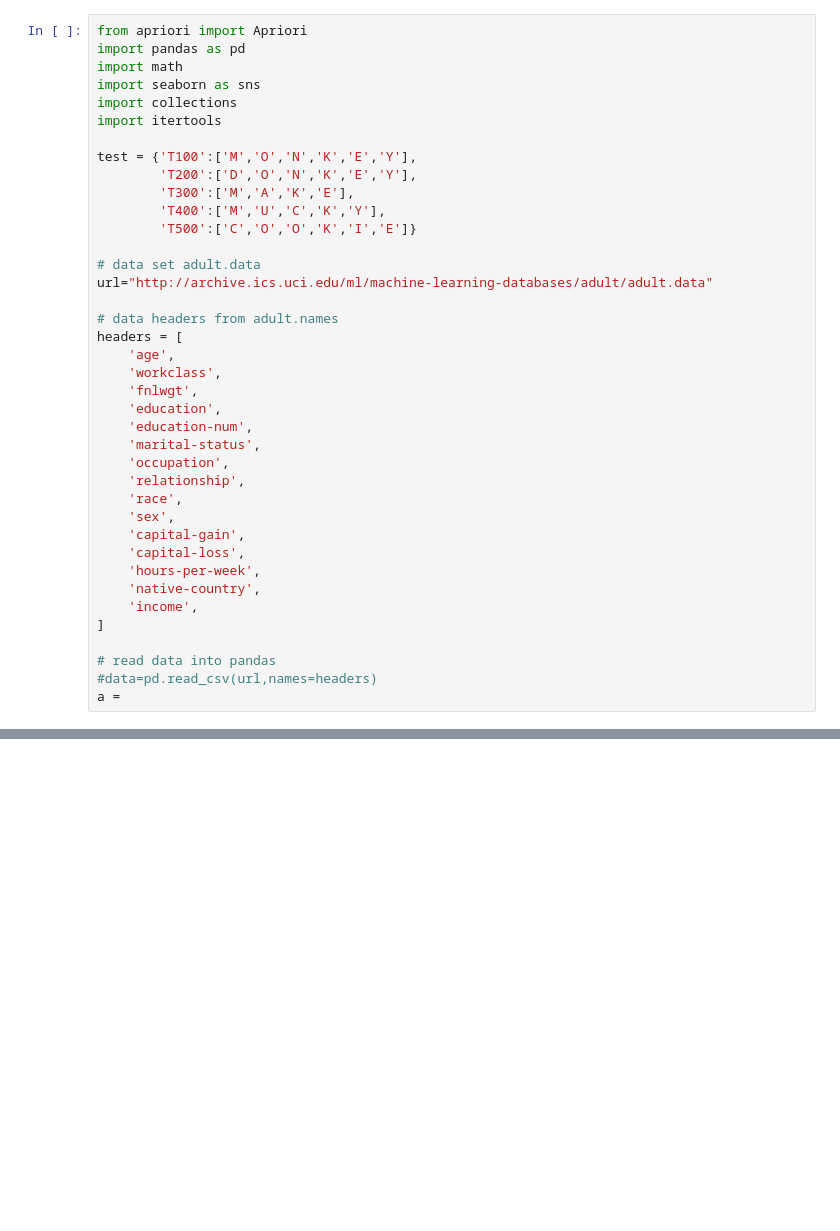
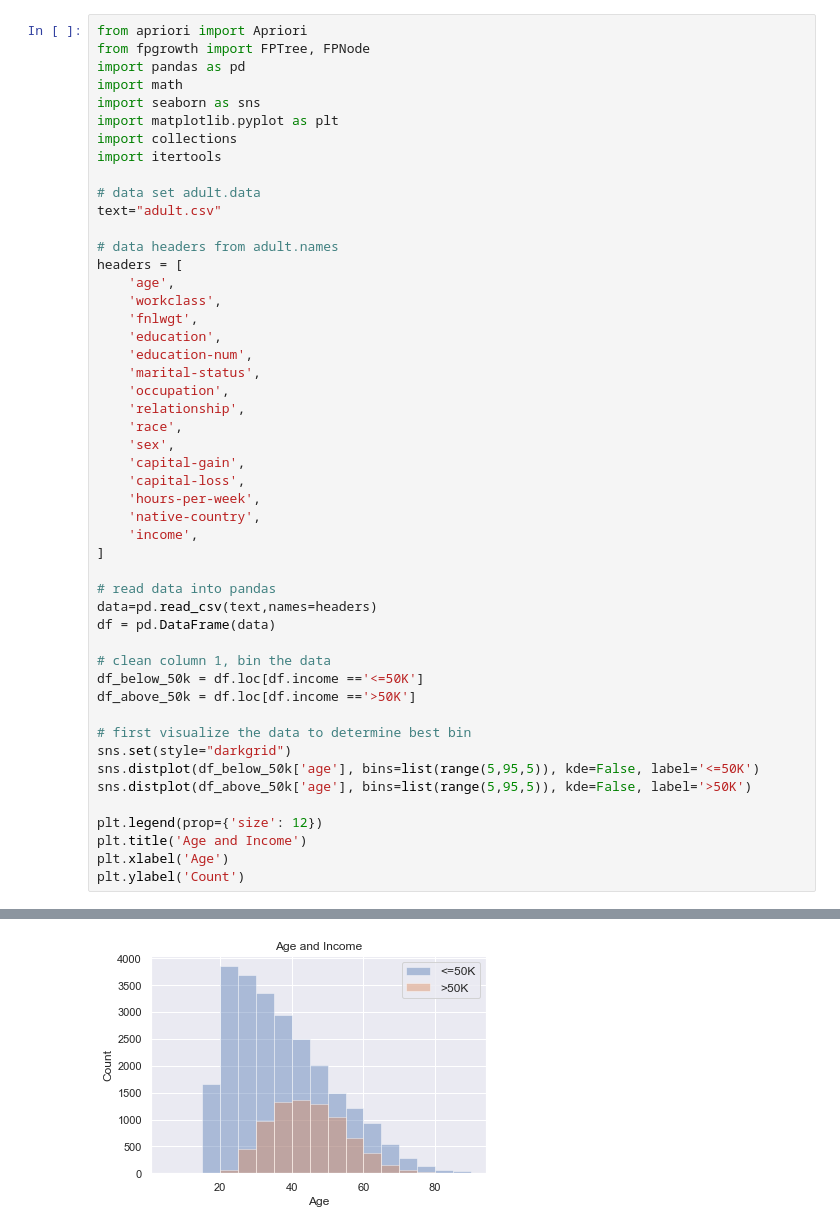
Before and after one commit to ewitmer/CS440, a Jupyter notebook: PR1/census.ipynb, the cells around one changed output, grey strips where cells are left out. Saved outputs shown, nothing was run; the diff lists cells and outputs as text; blank space fills up the shorter version.

```diff
--- a/PR1/census.ipynb
+++ b/PR1/census.ipynb
@@ -1,19 +18,15 @@
 # %%
 from apriori import Apriori
+from fpgrowth import FPTree, FPNode
 import pandas as pd
 import math
 import seaborn as sns
+import matplotlib.pyplot as plt
 import collections
 import itertools
 
-test = {'T100':['M','O','N','K','E','Y'],
-        'T200':['D','O','N','K','E','Y'],
-        'T300':['M','A','K','E'],
-        'T400':['M','U','C','K','Y'],
-        'T500':['C','O','O','K','I','E']}
-
 # data set adult.data
-url="http://archive.ics.uci.edu/ml/machine-learning-databases/adult/adult.data"
+text="adult.csv"
 
 # data headers from adult.names
 headers = [
@@ -35,6 +48,20 @@ headers = [
 ]
 
 # read data into pandas
-#data=pd.read_csv(url,names=headers)
-a =
+data=pd.read_csv(text,names=headers)
+df = pd.DataFrame(data)
+
+# clean column 1, bin the data
+df_below_50k = df.loc[df.income =='<=50K']
+df_above_50k = df.loc[df.income =='>50K']
+
+# first visualize the data to determine best bin
+sns.set(style="darkgrid")
+sns.distplot(df_below_50k['age'], bins=list(range(5,95,5)), kde=False, label='<=50K')
+sns.distplot(df_above_50k['age'], bins=list(range(5,95,5)), kde=False, label='>50K')
+
+plt.legend(prop={'size': 12})
+plt.title('Age and Income')
+plt.xlabel('Age')
+plt.ylabel('Count')
 # %% [output]
@@ -41,0 +69 @@ SyntaxError: invalid syntax (<ipython-input-1-d02f008d6848>, line 38)
+[figure, added]
```
Also changed, not shown: parts of 57 cells of this notebook, 15 other files.
